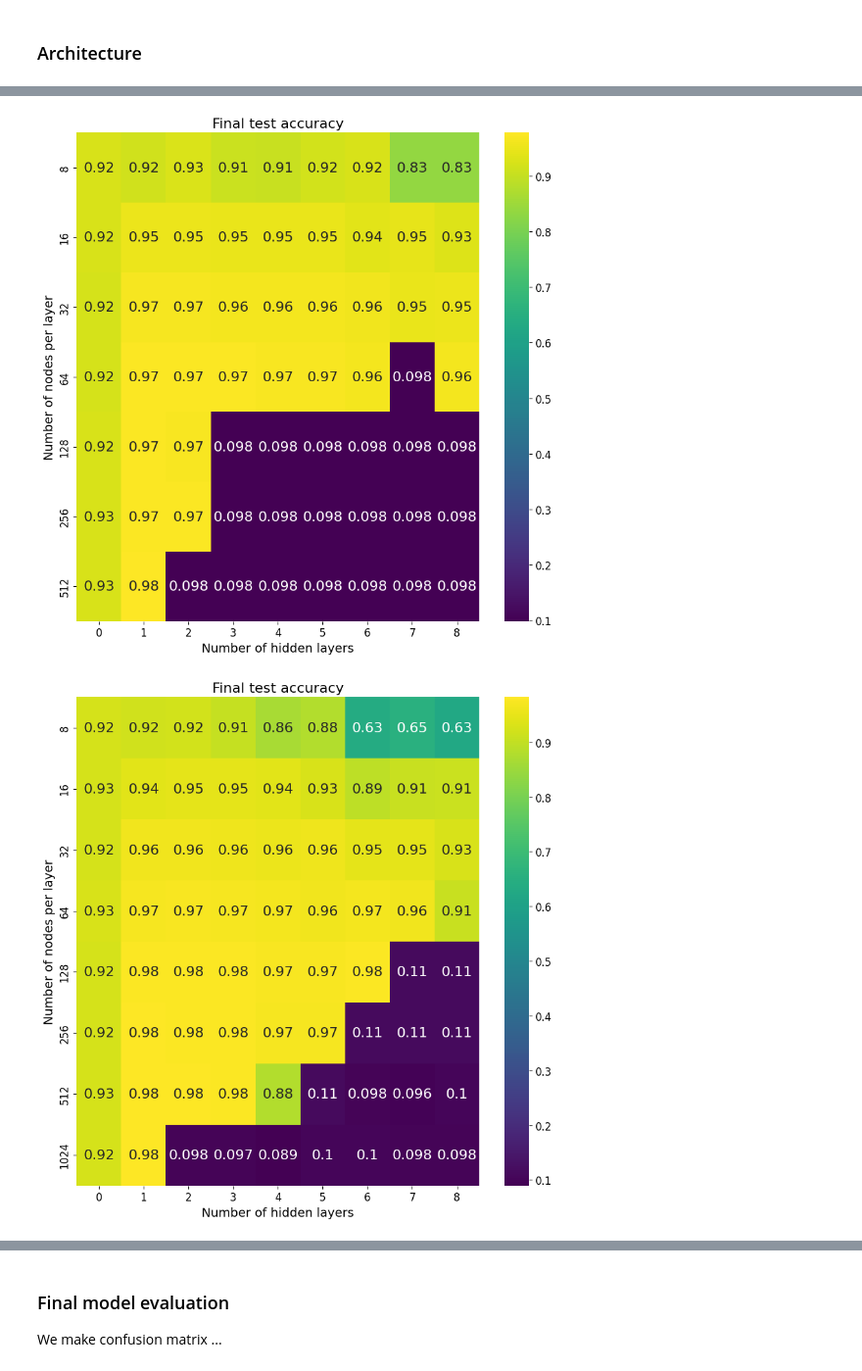
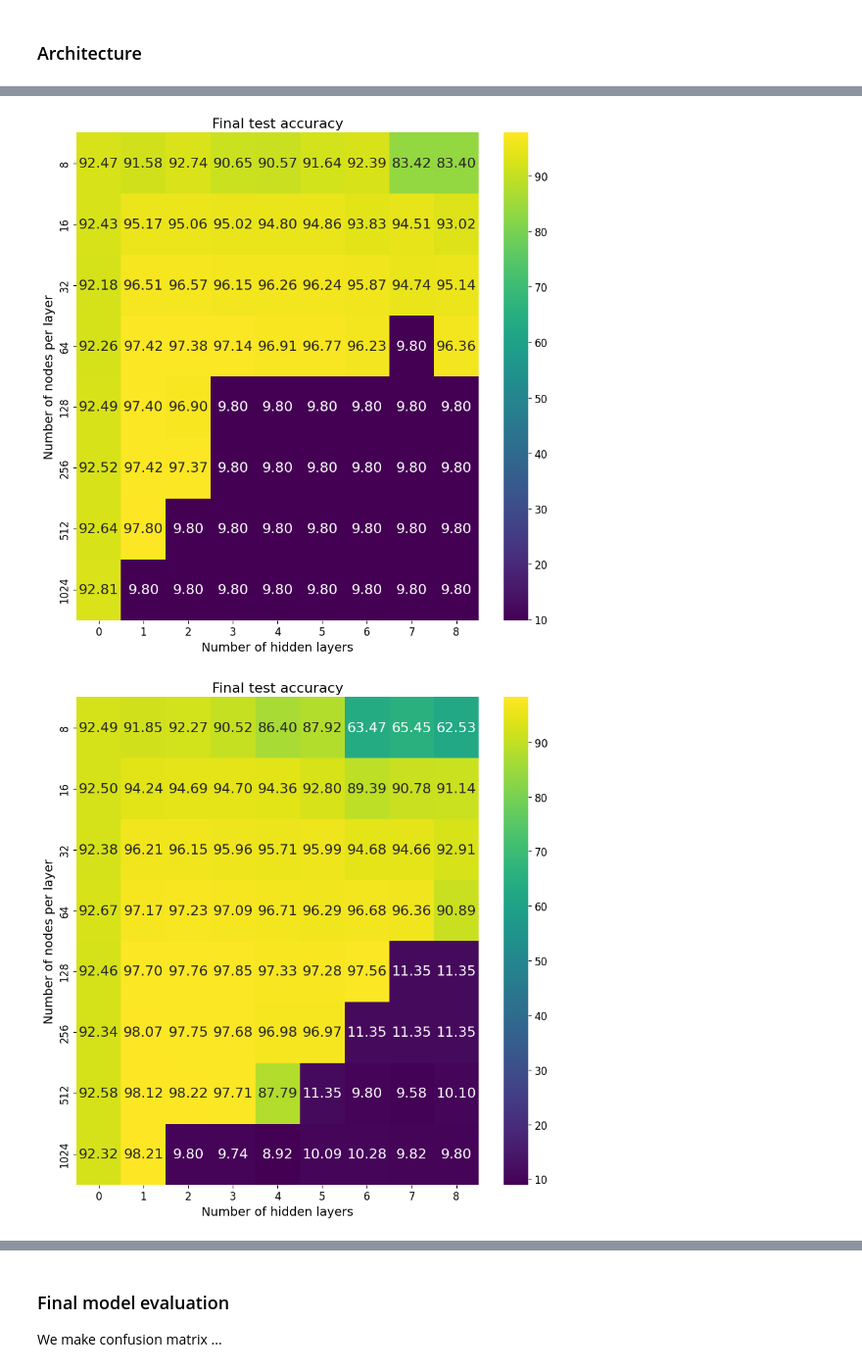
Before and after one commit to jonatanwins/Project3_FYS_STK4155, a Jupyter notebook: Runs/b_neural.ipynb, the cells around one changed output, grey strips where cells are left out. Shown at 98% size. Saved outputs shown, nothing was run; the diff lists cells and outputs as text; code cells hidden in the pictures.

```diff
--- a/Runs/b_neural.ipynb
+++ b/Runs/b_neural.ipynb
@@ -152,22 +144,3 @@ assert(False)
 # %% [output]
 None
 KeyboardInterrupt:
-# %%
-epochs     = 10
-lr         = 0.01
-batch_size = 128
-lam = 0
-filepath = "Results/neural_28_sigmoidTEST.json"
-hidden_activation=nn.sigmoid
-
-hidden_layer_nums = [1]
-hidden_node_nums = [512] # 784 = size of input layer
-
-for layers in hidden_layer_nums:
-    for nodes in hidden_node_nums:
-
-        result = single_run(X_train, X_test, y_train, y_test,
-                        lr=lr, lam=lam, hidden_layer_num=layers, node_per_hidden=nodes, hidden_activation=hidden_activation,
-                        epochs=epochs, batch_size=batch_size,
-                        plot_or_not=False, result_filepath=filepath)
-        print(f"layers: {layers}, nodes: {nodes}, training_acc: {result['train_accuracy']}, test_acc: {result['test_accuracy']}")
@@ -181,11 +210,11 @@ epochs     = 10
 lr         = 0.01
 batch_size = 128
 lam = 0
-filepath = "Results/neural_28_sigmoidTEST.json"
-hidden_activation=nn.sigmoid
+filepath = "Results/neural_28_relu.json"
+hidden_activation=nn.relu
 
-hidden_layer_nums = [0, 1, 2, 3, 4, 5, 6, 7, 8]
-hidden_node_nums = [8, 16, 32, 64, 128, 256, 512, 1024] # 784 = size of input layer
+hidden_layer_nums = [0,1,2, 3, 4, 5, 6, 7, 8]
+hidden_node_nums = [1024]#8, 16, 32, 64, 128, 256, 512, 1024] # 784 = size of input layer
 hidden_node_nums.reverse()
 
 for layers in hidden_layer_nums:
@@ -255,34 +285,34 @@ def plot_hidden_node_hidden_layer_grid(filepath):
     unique_layers, layer_indices = np.unique(layers_list, return_inverse=True)
 
     # Create a matrix and fill with accuracies
     accuracy_matrix = np.empty((len(unique_nodes), len(unique_layers)))
     accuracy_matrix.fill(np.nan)
 
     for i, (node, layer, acc) in enumerate(zip(node_indices, layer_indices, accuracy_list)):
-        accuracy_matrix[node, layer] = acc
+        accuracy_matrix[node, layer] = acc*100
 
     # Make the plot
     fig, ax = plt.subplots(figsize=(9, 9))
-    sns.heatmap(accuracy_matrix, annot=True, ax=ax, cmap="viridis", cbar=True)
+    sns.heatmap(accuracy_matrix, annot=True, ax=ax, cmap="viridis", cbar=True, fmt=".2f", )
 
     # Title
     ax.set_title("Final test accuracy")
 
     # Handle labels
     ax.set_xlabel("Number of hidden layers")
     ax.set_ylabel("Number of nodes per layer")
 
     ax.set_xticks(np.arange(len(unique_layers)) + 0.5)
     ax.set_yticks(np.arange(len(unique_nodes)) + 0.5)
     ax.set_xticklabels(unique_layers)
     ax.set_yticklabels(unique_nodes)
 
     plt.tight_layout()
     plt.show()
 
 plot_hidden_node_hidden_layer_grid("Results/neural_28_relu.json")
 plot_hidden_node_hidden_layer_grid("Results/neural_28_sigmoid.json")
 plot_hidden_node_hidden_layer_grid("Results/neural_28_tanh.json")
 # %% [output]
-[figure, old version]
+[figure, new version]
-[figure, old version]
+[figure, new version]
```
Also changed, not shown: parts of 11 cells of this notebook, 2 other files.
